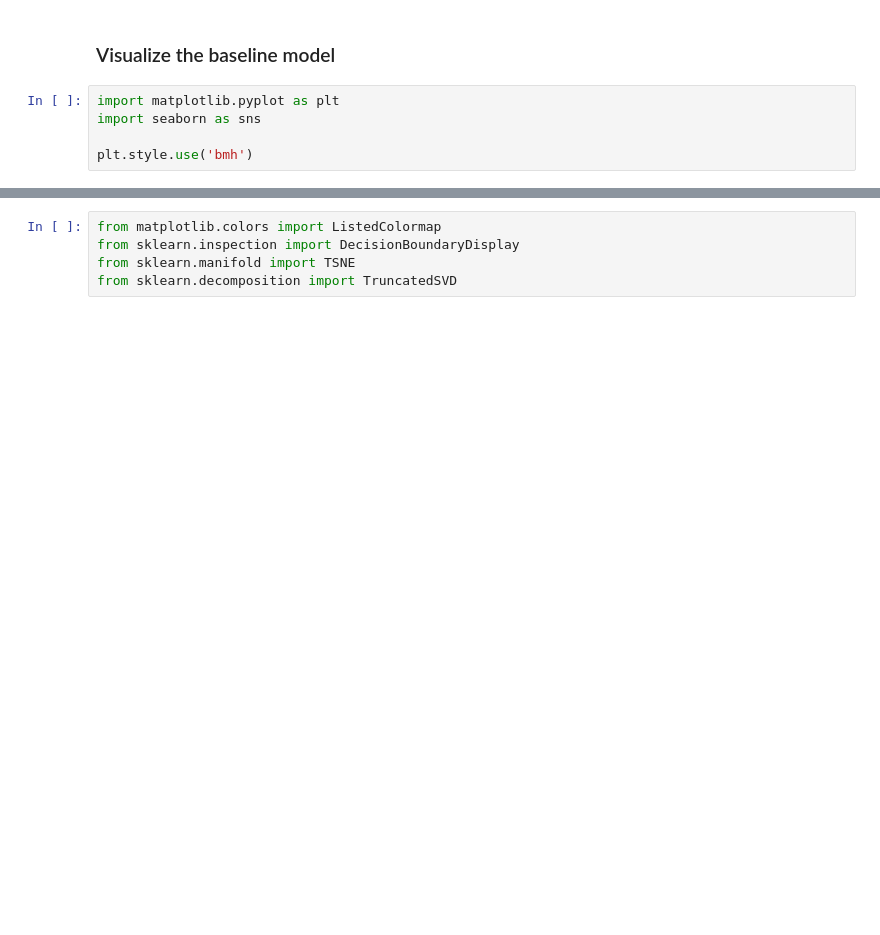
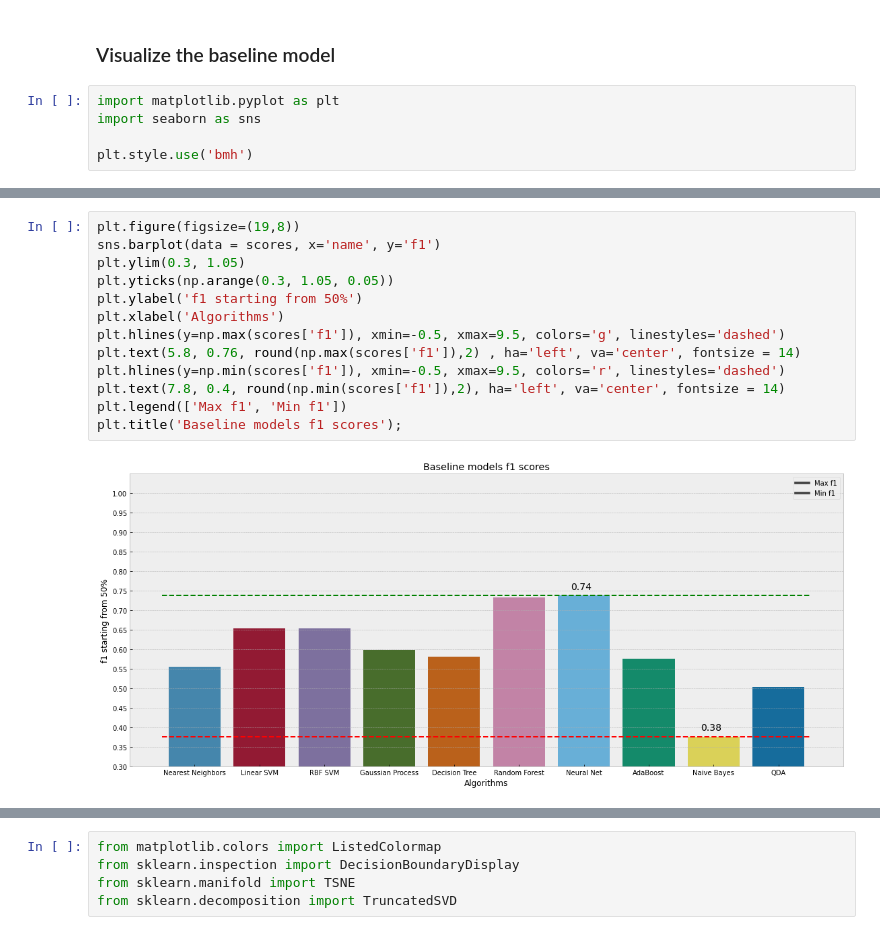
Before and after one commit to CarJung/Churn_exploration, a Jupyter notebook: churn_model.ipynb, the cells around one changed output, grey strips where cells are left out. Saved outputs shown, nothing was run; the diff lists cells and outputs as text; blank space fills up the shorter version.

```diff
--- a/churn_model.ipynb
+++ b/churn_model.ipynb
@@ -248,0 +283,15 @@ plt.title('Baseline models scores');
+# %%
+plt.figure(figsize=(19,8))
+sns.barplot(data = scores, x='name', y='f1')
+plt.ylim(0.3, 1.05)
+plt.yticks(np.arange(0.3, 1.05, 0.05))
+plt.ylabel('f1 starting from 50%')
+plt.xlabel('Algorithms')
+plt.hlines(y=np.max(scores['f1']), xmin=-0.5, xmax=9.5, colors='g', linestyles='dashed')
+plt.text(5.8, 0.76, round(np.max(scores['f1']),2) , ha='left', va='center', fontsize = 14)
+plt.hlines(y=np.min(scores['f1']), xmin=-0.5, xmax=9.5, colors='r', linestyles='dashed')
+plt.text(7.8, 0.4, round(np.min(scores['f1']),2), ha='left', va='center', fontsize = 14)
+plt.legend(['Max f1', 'Min f1'])
+plt.title('Baseline models f1 scores');
+# %% [output]
+[figure, added]
```
Also changed, not shown: parts of 28 cells of this notebook.
